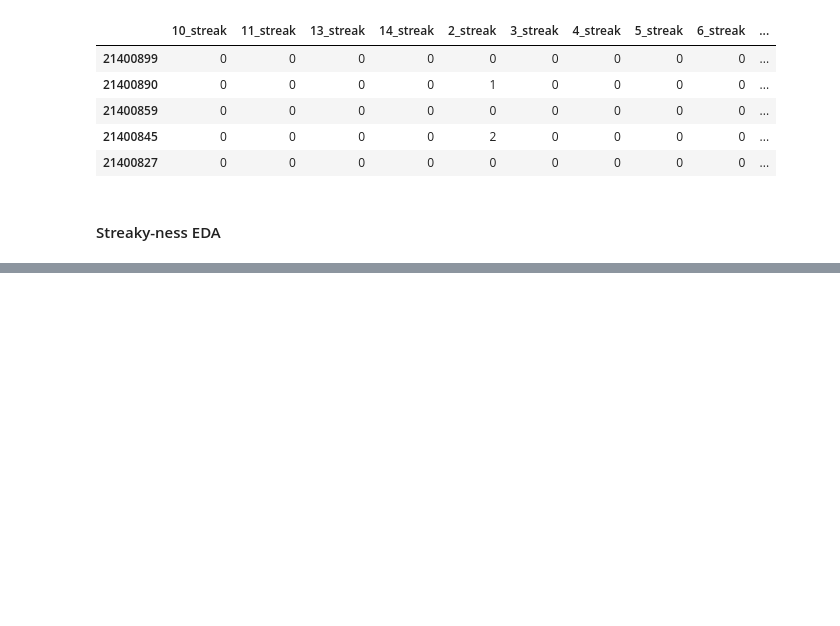
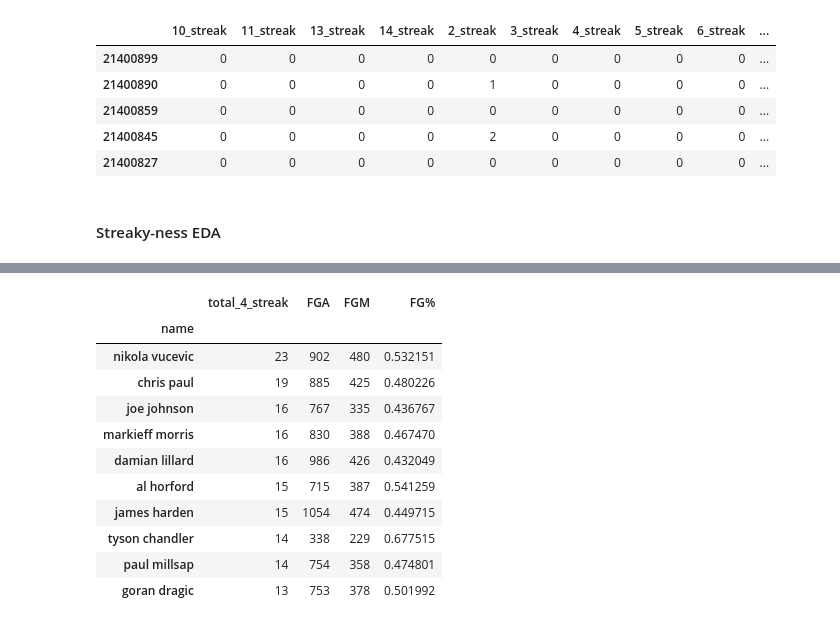
Before and after one commit to jessimk/hothand, a Jupyter notebook: Streaky-ness.ipynb, the cells around one changed output, grey strips where cells are left out. Cells and saved outputs as stored; diff of their text form; code cells hidden in the pictures; blank space fills up the shorter version.

```diff
--- a/Streaky-ness.ipynb
+++ b/Streaky-ness.ipynb
@@ -142,0 +179,15 @@ mean_2streak.head(10)
+# %%
+streaks_dfs["4_streak"].head(10)
+# %% [output]
+|  | total_4_streak | FGA | FGM | FG% |
+| name |  |  |  |  |
+| nikola vucevic | 23 | 902 | 480 | 0.532151 |
+| chris paul | 19 | 885 | 425 | 0.480226 |
+| joe johnson | 16 | 767 | 335 | 0.436767 |
+| markieff morris | 16 | 830 | 388 | 0.467470 |
+| damian lillard | 16 | 986 | 426 | 0.432049 |
+| al horford | 15 | 715 | 387 | 0.541259 |
+| james harden | 15 | 1054 | 474 | 0.449715 |
+| tyson chandler | 14 | 338 | 229 | 0.677515 |
+| paul millsap | 14 | 754 | 358 | 0.474801 |
+| goran dragic | 13 | 753 | 378 | 0.501992 |
```
Also changed, not shown: parts of 16 cells of this notebook.
